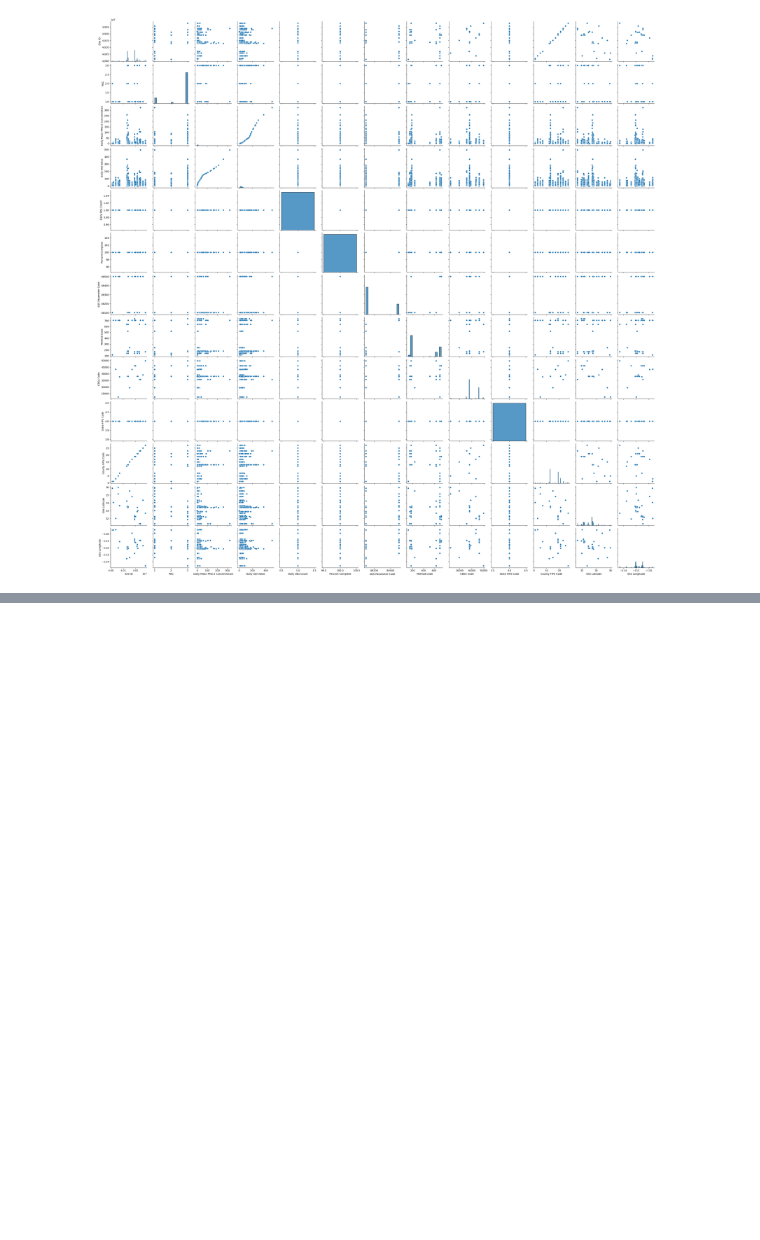
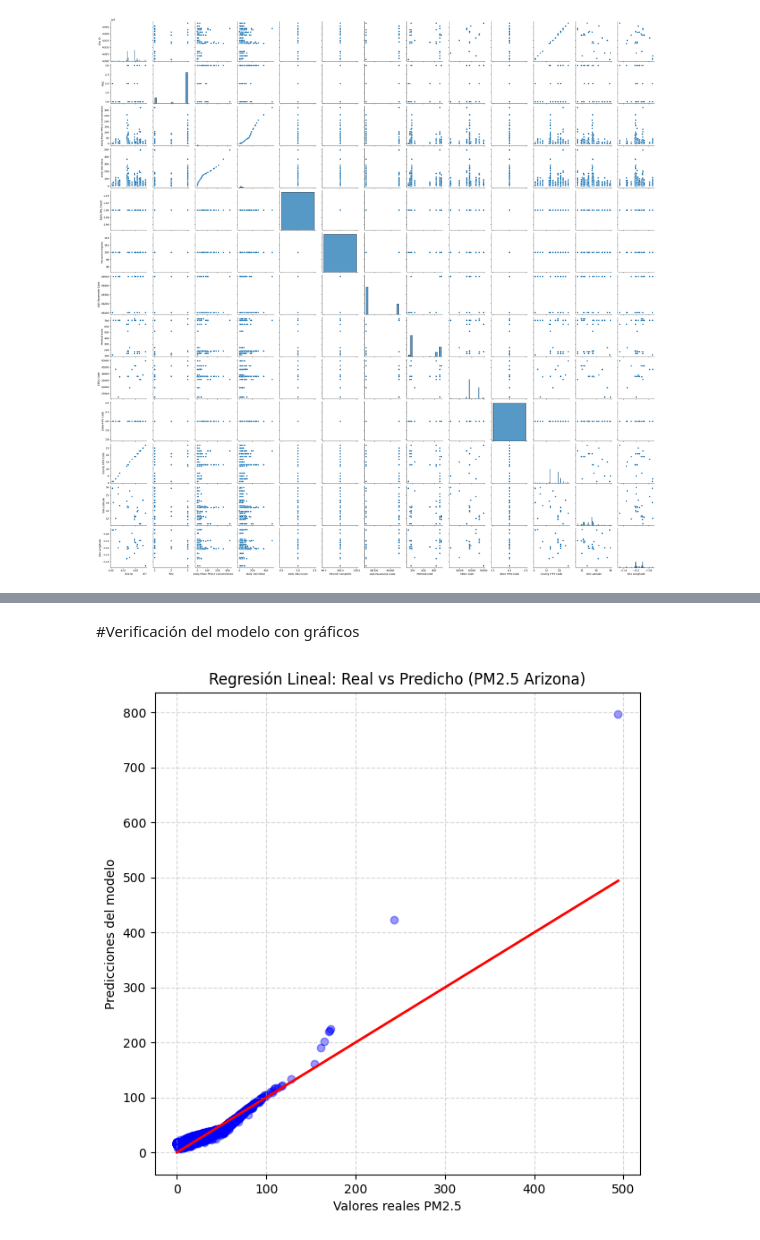
Before and after one commit to Fx2048/PI_Equipo04, a Jupyter notebook: Proyectos_de_ingenieria1/Talleres/Informe_Componentes_aire_Regresión_Lineal/INFORME_MAYORI_TURIN.ipynb, the cells around one changed output, grey strips where cells are left out. Saved outputs shown, nothing was run; the diff lists cells and outputs as text; code cells hidden in the pictures; blank space fills up the shorter version.

```diff
--- a/Proyectos_de_ingenieria1/Talleres/Informe_Componentes_aire_Regresión_Lineal/INFORME_MAYORI_TURIN.ipynb
+++ b/Proyectos_de_ingenieria1/Talleres/Informe_Componentes_aire_Regresión_Lineal/INFORME_MAYORI_TURIN.ipynb
@@ -211,0 +220,22 @@ Variables más influyentes:
+# %% [markdown]
+#Verificación del modelo con gráficos
+# %%
+#prediccion vs valores reales
+import matplotlib.pyplot as plt
+import seaborn as sns
+
+plt.figure(figsize=(7,7))
+
+plt.scatter(y_test, y_pred, alpha=0.4, color='blue')
+plt.plot([y_test.min(), y_test.max()],
+         [y_test.min(), y_test.max()],
+         color='red', linewidth=2)
+
+plt.xlabel("Valores reales PM2.5")
+plt.ylabel("Predicciones del modelo")
+plt.title("Regresión Lineal: Real vs Predicho (PM2.5 Arizona)")
+
+plt.grid(True, linestyle='--', alpha=0.5)
+plt.show()
+# %% [output]
+[figure, added]
```
Also changed, not shown: parts of 9 cells of this notebook.
